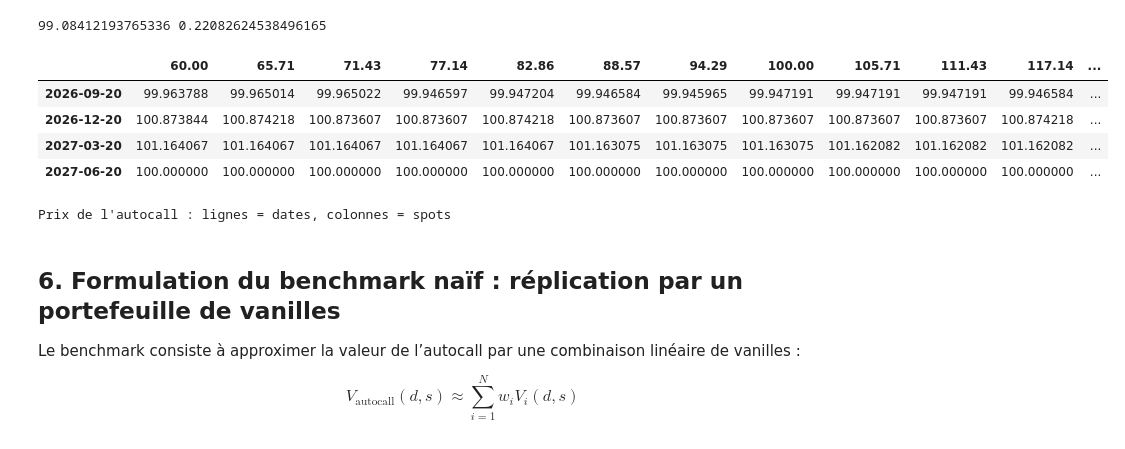
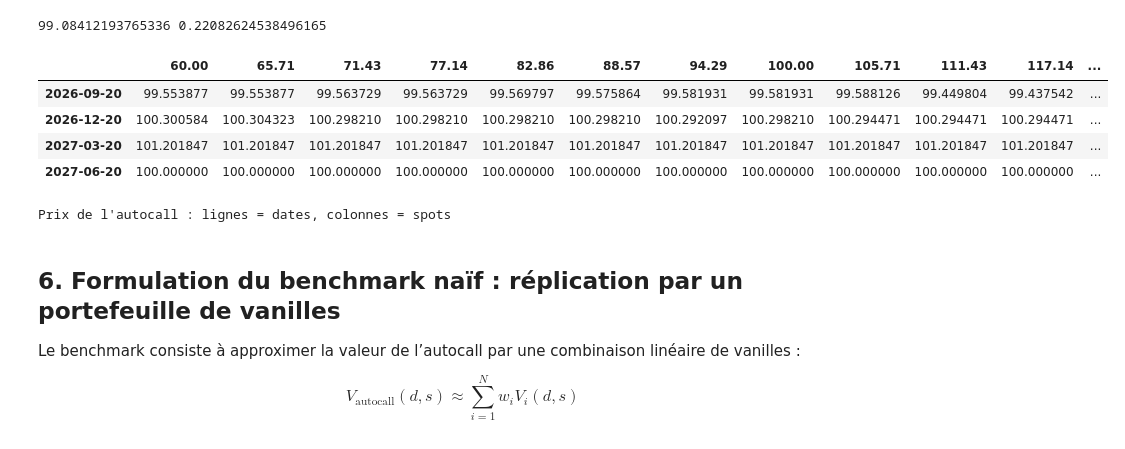
Before and after one commit to bourhankayal/Autocall-Replication, a Jupyter notebook: notebook.ipynb, the cells around one changed output. Saved outputs shown, nothing was run; the diff lists cells and outputs as text; code cells hidden in the pictures.

```diff
--- a/notebook.ipynb
+++ b/notebook.ipynb
@@ -685,33 +273,10 @@ def build_autocall_training_grid_axes(
 
 On calcule le prix de l'autocall pour chaque couple (date, spot) de la grille afin d'obtenir une matrice de prix.
 # %%
-def price_autocall_on_tensor_bs_mc(
-    product: AutocallProduct,
-    dates: pd.DatetimeIndex,
-    spots: np.ndarray,
-    maturity_date: str | pd.Timestamp,
-    rate: float,    dividend_yield: float,
-    vol: float,
-    n_paths: int = 10000,   seed: Optional[int] = 42) -> np.ndarray:
-    """Calcule le prix d'un autocall sur une grille de points (spot, date) par simulation Monte-Carlo
-    grid = DataFrame avec colonnes :
-        - valuation_date : date de valorisation
-        - spot : niveau du spot simulé
-    Retourne un tableau numpy de forme (len(dates), len(spots)) :
-        - valuation_date : date de valorisation
-        - spot : niveau du spot simulé
-        - autocall_price : prix estimé de l'autocall à cette date et ce spot"""
+import target_price
+importlib.reload(target_price)
 
-    maturity_date = pd.Timestamp(maturity_date)
-
-    price_tensor = np.empty((len(dates), len(spots)), dtype=float)
-
-    for i, d in enumerate(dates):
-        for j, s in enumerate(spots):
-            v = price_autocall_bs_mc(product=product,spot0=float(s),valuation_date=d,maturity_date=maturity_date,rate=rate,dividend_yield=dividend_yield,vol=vol,n_paths=n_paths,seed=None if seed is None else seed + i * 1000 + j)
-            price_tensor[i, j] = v["actualized_price"]
-
-    return price_tensor     # DataFrame avec les prix simulés sur la grille (dates en lignes, spots en colonnes)
+from target_price import price_autocall_on_tensor_bs_mc
 # %% [markdown]
 ## Prix de l'autocall sur une grille de dates et de spots
 
@@ -745,21 +310,21 @@ print(res["actualized_price"], res["std_error"])
 # %%
 dates, spots = build_autocall_training_grid_axes(spot0=spot0,valuation_date=valuation_date,maturity_date=maturity_date,n_spots=15,spot_min_mult=0.6,spot_max_mult=1.4,include_call_dates=True,product=prod)
 
-price_tensor = price_autocall_on_tensor_bs_mc(product=prod,dates=dates,spots=spots,maturity_date=maturity_date,rate=rate,dividend_yield=dividend_yield,vol=vol,n_paths=2000,seed=42)
+price_tensor = price_autocall_on_tensor_bs_mc(product=prod,dates=dates,spots=spots,maturity_date=maturity_date,rate=rate,dividend_yield=dividend_yield,vol=vol,n_paths=200,seed=42)
 
 df_view = pd.DataFrame(price_tensor, index=[d.strftime("%Y-%m-%d") for d in dates], columns=np.round(spots, 2))          # tableau des prix simulés de l'autocall sur la grille (dates en lignes, spots en colonnes)
 display(df_view)
 print("Prix de l'autocall : lignes = dates, colonnes = spots")
 
 
 #Les 4 lignes viennent des dates d’observation : typiquement 3, 6, 9, 12 mois si observation_months = [3, 6, 9, 12].
 #Les 15 colonnes viennent de n_spots=15, donc tu as pris 15 valeurs de spot entre 0.6 * spot0 et 1.4 * spot0.
 #La dernière ligne entièrement à 100 suggère qu’à cette date, le payoff est identique quel que soit le spot dans ta grille, ce qui est cohérent avec un produit arrivé à une situation où le remboursement est fixé par le contrat.
 # %% [output]
 |  | 60.00 | 65.71 | 71.43 | 77.14 | 82.86 | 88.57 | 94.29 | 100.00 | 105.71 | 111.43 | 117.14 | ... |
-| 2026-09-20 | 99.963788 | 99.965014 | 99.965022 | 99.946597 | 99.947204 | 99.946584 | 99.945965 | 99.947191 | 99.947191 | 99.947191 | 99.946584 | ... |
-| 2026-12-20 | 100.873844 | 100.874218 | 100.873607 | 100.873607 | 100.874218 | 100.873607 | 100.873607 | 100.873607 | 100.873607 | 100.873607 | 100.874218 | ... |
-| 2027-03-20 | 101.164067 | 101.164067 | 101.164067 | 101.164067 | 101.164067 | 101.163075 | 101.163075 | 101.163075 | 101.162082 | 101.162082 | 101.162082 | ... |
+| 2026-09-20 | 99.553877 | 99.553877 | 99.563729 | 99.563729 | 99.569797 | 99.575864 | 99.581931 | 99.581931 | 99.588126 | 99.449804 | 99.437542 | ... |
+| 2026-12-20 | 100.300584 | 100.304323 | 100.298210 | 100.298210 | 100.298210 | 100.298210 | 100.292097 | 100.298210 | 100.294471 | 100.294471 | 100.294471 | ... |
+| 2027-03-20 | 101.201847 | 101.201847 | 101.201847 | 101.201847 | 101.201847 | 101.201847 | 101.201847 | 101.201847 | 101.201847 | 101.201847 | 101.201847 | ... |
 | 2027-06-20 | 100.000000 | 100.000000 | 100.000000 | 100.000000 | 100.000000 | 100.000000 | 100.000000 | 100.000000 | 100.000000 | 100.000000 | 100.000000 | ... |
 Prix de l'autocall : lignes = dates, colonnes = spots
 # %% [markdown]
```
Also changed, not shown: parts of 26 cells of this notebook, 9 other files.
